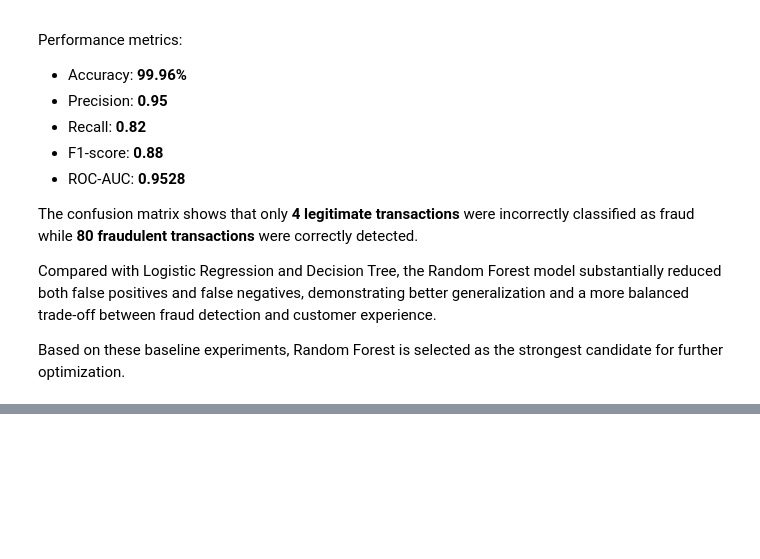
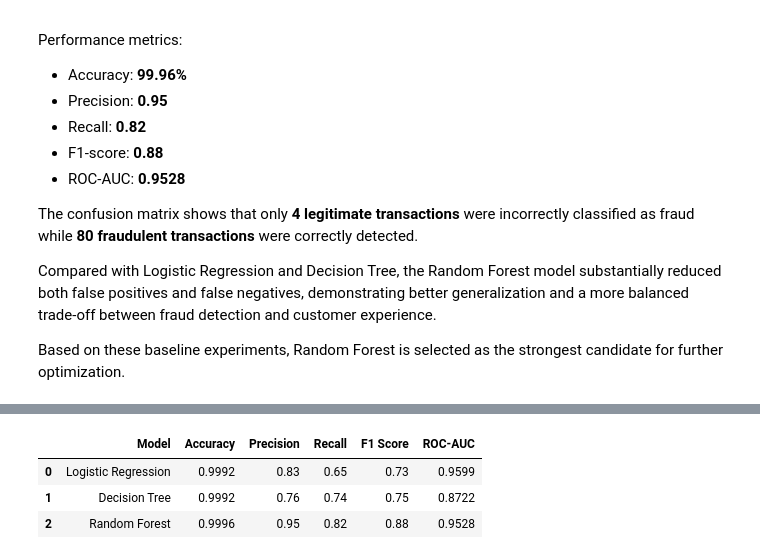
Before and after one commit to che-francis/Credit-Card-Fraud-Detection, a Jupyter notebook: notebooks/Credit_Card_Fraud_Detection.ipynb, the cells around one changed output, grey strips where cells are left out. Drawn from its saved outputs; the diff is of its cells as text; code cells hidden in the pictures; blank space fills up the shorter version.

```diff
--- a/notebooks/Credit_Card_Fraud_Detection.ipynb
+++ b/notebooks/Credit_Card_Fraud_Detection.ipynb
@@ -1206,0 +1502,47 @@ Based on these baseline experiments, Random Forest is selected as the strongest
+# %%
+comparison = pd.DataFrame({
+
+    "Model":[
+        "Logistic Regression",
+        "Decision Tree",
+        "Random Forest"
+    ],
+
+    "Accuracy":[
+        0.9992,
+        0.9992,
+        0.9996
+    ],
+
+    "Precision":[
+        0.83,
+        0.76,
+        0.95
+    ],
+
+    "Recall":[
+        0.65,
+        0.74,
+        0.82
+    ],
+
+    "F1 Score":[
+        0.73,
+        0.75,
+        0.88
+    ],
+
+    "ROC-AUC":[
+        0.9599,
+        0.8722,
+        0.9528
+    ]
+
+})
+
+comparison
+# %% [output]
+|  | Model | Accuracy | Precision | Recall | F1 Score | ROC-AUC |
+| 0 | Logistic Regression | 0.9992 | 0.83 | 0.65 | 0.73 | 0.9599 |
+| 1 | Decision Tree | 0.9992 | 0.76 | 0.74 | 0.75 | 0.8722 |
+| 2 | Random Forest | 0.9996 | 0.95 | 0.82 | 0.88 | 0.9528 |
```
Also changed, not shown: parts of 37 cells of this notebook, 1 other file.
